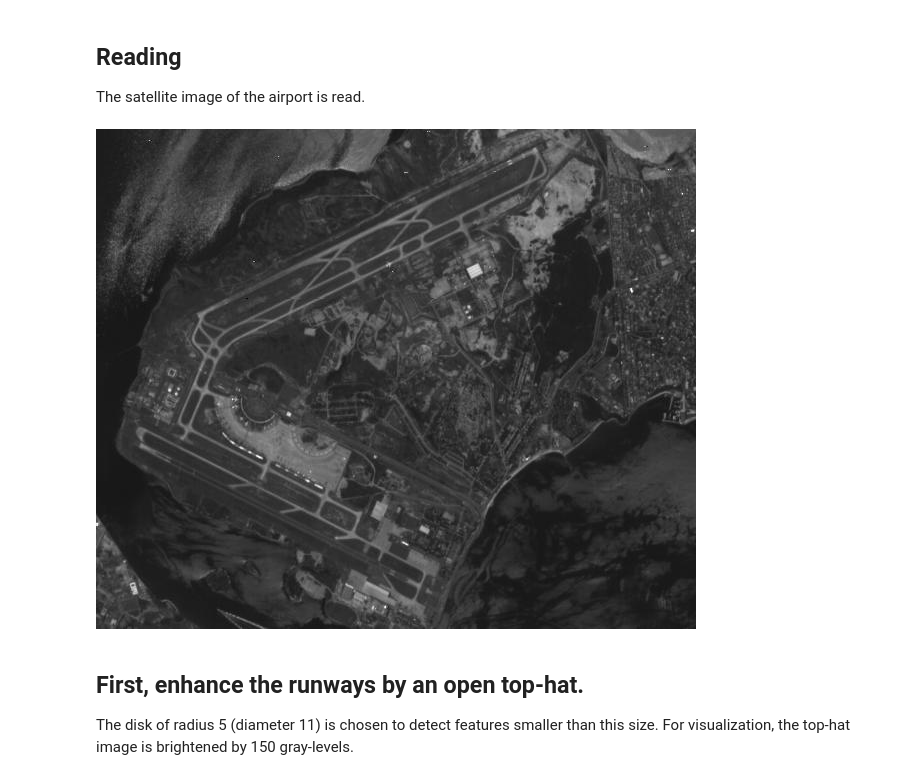
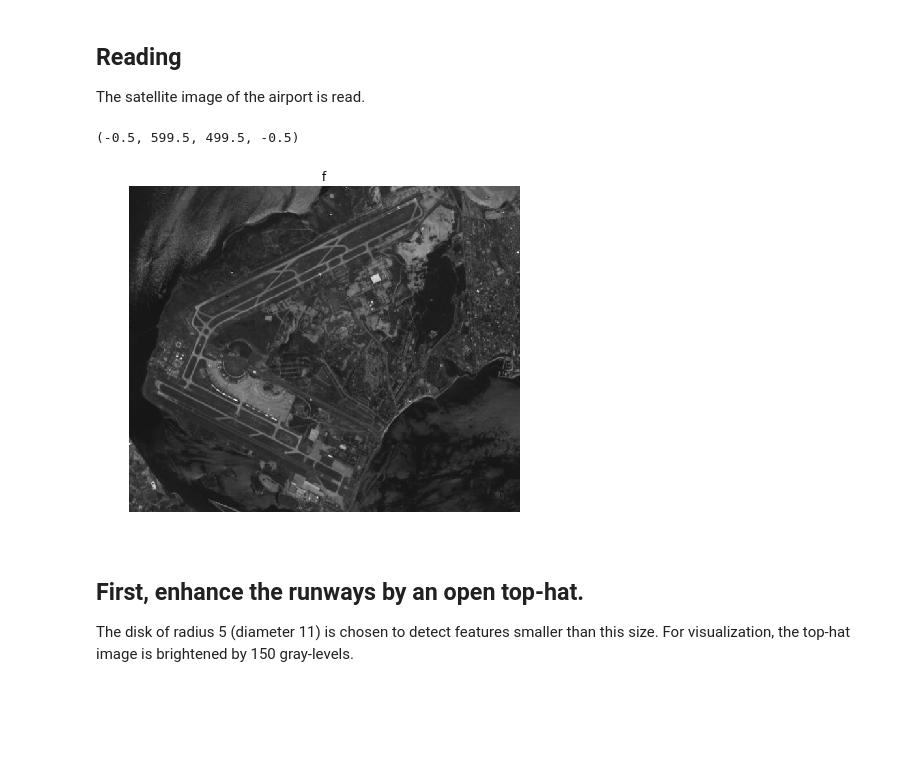
Before and after one commit to robertoalotufo/ia870p3, a Jupyter notebook: dairport.ipynb, the cells around one changed output. Saved outputs shown, nothing was run; the diff lists cells and outputs as text; code cells hidden in the pictures; blank space fills up the shorter version.

```diff
--- a/dairport.ipynb
+++ b/dairport.ipynb
@@ -10,9 +11,14 @@ import ia870 as ia
 The satellite image of the airport is read.
 # %%
 f_pil = Image.open('data/galeao.jpg').convert('L') # must be read as grayscale
-f_pil
+f = np.array(f_pil)
+(fig, axes) = plt.subplots(nrows=1, ncols=1,figsize=(7, 7))
+axes.set_title('f')
+axes.imshow(f, cmap='gray')
+axes.axis('off')
 # %% [output]
+(-0.5, 599.5, 499.5, -0.5)
-[figure, old version]
+[figure, new version]
 # %% [markdown]
 ## First, enhance the runways by an open top-hat.
 
```
Also changed, not shown: parts of 8 cells of this notebook, 39 other files.
